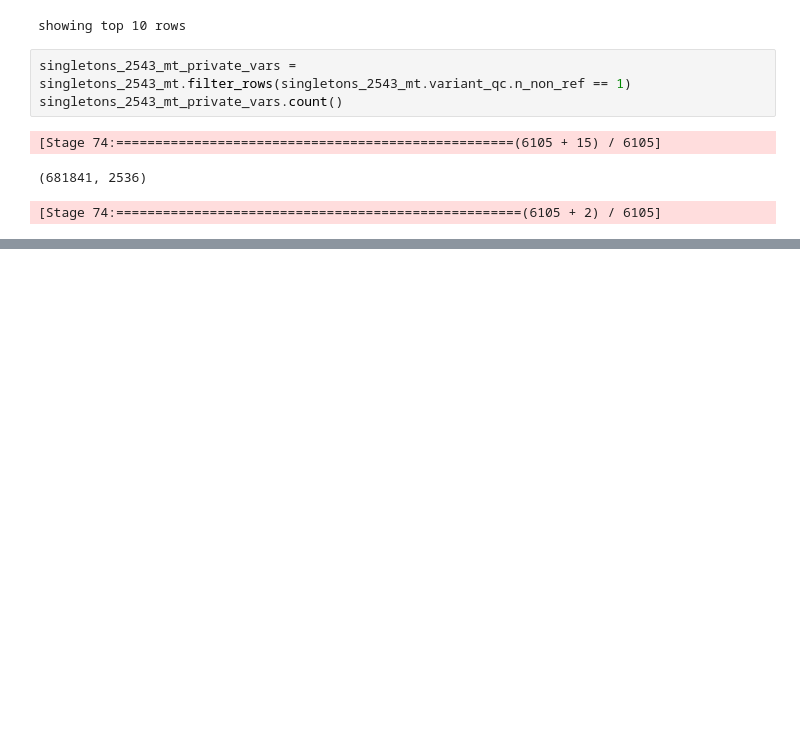
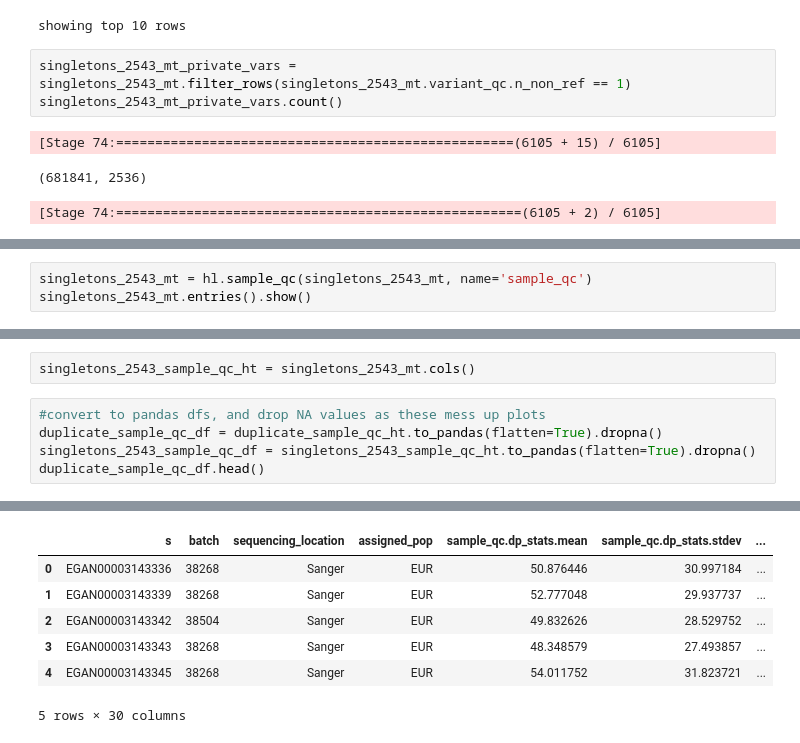
Before and after one commit to wtsi-hgi/wes-qc, a Jupyter notebook: jupyter_notebooks/sample_qc/duplicates_vs_singletons.ipynb, the cells around one changed output, grey strips where cells are left out. Cells and saved outputs as stored; diff of their text form; blank space fills up the shorter version.

```diff
--- a/jupyter_notebooks/sample_qc/duplicates_vs_singletons.ipynb
+++ b/jupyter_notebooks/sample_qc/duplicates_vs_singletons.ipynb
@@ -464,0 +507,3 @@ singletons_2543_mt_private_vars.count()
+# %%
+singletons_2543_mt = hl.sample_qc(singletons_2543_mt, name='sample_qc')
+singletons_2543_mt.entries().show()
@@ -464,0 +551,8 @@ singletons_2543_mt_private_vars.count()
+# %%
+singletons_2543_sample_qc_ht = singletons_2543_mt.cols()
+# %%
+#convert to pandas dfs, and drop NA values as these mess up plots
+duplicate_sample_qc_df = duplicate_sample_qc_ht.to_pandas(flatten=True).dropna()
+singletons_2543_sample_qc_df = singletons_2543_sample_qc_ht.to_pandas(flatten=True).dropna()
+duplicate_sample_qc_df.head()
+# %% [output]
@@ -464,0 +561,7 @@ singletons_2543_mt_private_vars.count()
+|  | s | batch | sequencing_location | assigned_pop | sample_qc.dp_stats.mean | sample_qc.dp_stats.stdev | ... |
+| 0 | EGAN00003143336 | 38268 | Sanger | EUR | 50.876446 | 30.997184 | ... |
+| 1 | EGAN00003143339 | 38268 | Sanger | EUR | 52.777048 | 29.937737 | ... |
+| 2 | EGAN00003143342 | 38504 | Sanger | EUR | 49.832626 | 28.529752 | ... |
+| 3 | EGAN00003143343 | 38268 | Sanger | EUR | 48.348579 | 27.493857 | ... |
+| 4 | EGAN00003143345 | 38268 | Sanger | EUR | 54.011752 | 31.823721 | ... |
+5 rows × 30 columns
```
Also changed, not shown: parts of 7 cells of this notebook, 1 other file.
